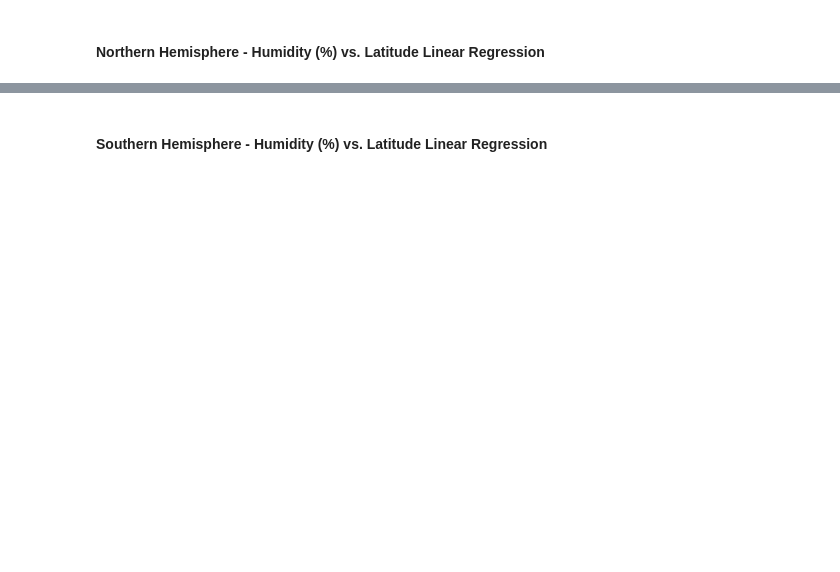
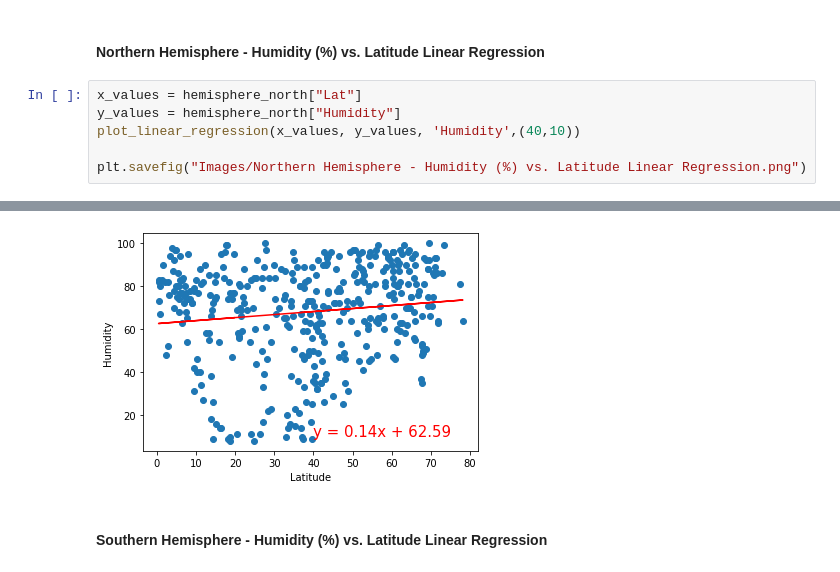
Before and after one commit to emansuetti/Python_API_Challenge, a Jupyter notebook: WeatherPy.ipynb, the cells around one changed output, grey strips where cells are left out. Cells and saved outputs as stored; diff of their text form; blank space fills up the shorter version.

```diff
--- a/WeatherPy.ipynb
+++ b/WeatherPy.ipynb
@@ -285,2 +326,9 @@ plt.savefig("Images/City Latitude vs Wind Speed (mph).png")
 # %% [markdown]
 ####  Northern Hemisphere - Humidity (%) vs. Latitude Linear Regression
+# %%
+x_values = hemisphere_north["Lat"]
+y_values = hemisphere_north["Humidity"]
+plot_linear_regression(x_values, y_values, 'Humidity',(40,10))
+
+plt.savefig("Images/Northern Hemisphere - Humidity (%) vs. Latitude Linear Regression.png")
+# %% [output]
@@ -287,2 +337,3 @@ plt.savefig("Images/City Latitude vs Wind Speed (mph).png")
+[figure, added]
 # %% [markdown]
 ####  Southern Hemisphere - Humidity (%) vs. Latitude Linear Regression
```
Also changed, not shown: parts of 9 cells of this notebook, 8 other files.
